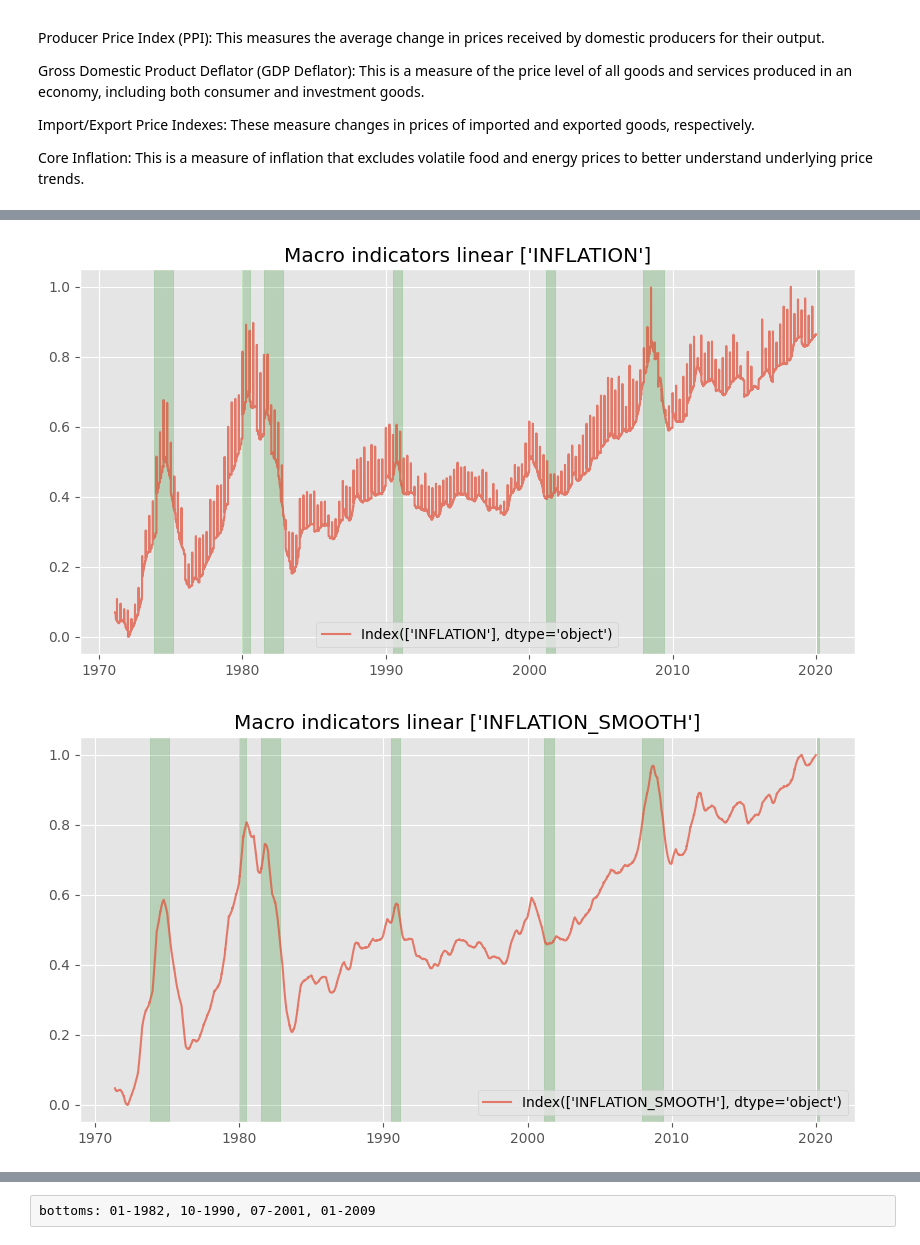
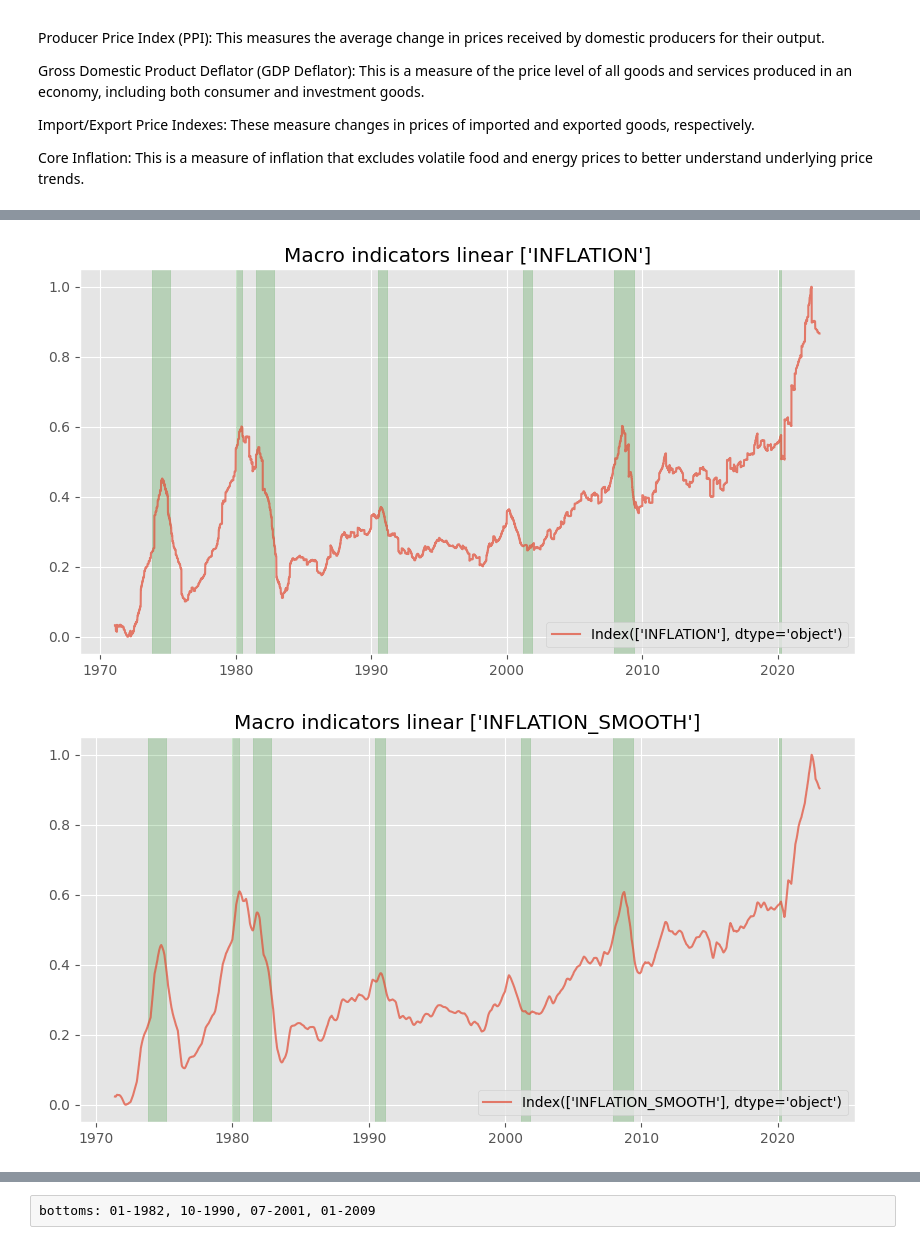
Before and after one commit to piegarroni/markets-time-series-forecasting, a Jupyter notebook: macroeco_situation.ipynb, the cells around one changed output, grey strips where cells are left out. Saved outputs shown, nothing was run; the diff lists cells and outputs as text; code cells hidden in the pictures.

Commit message:
more data and cleaned notebooks

```diff
--- a/macroeco_situation.ipynb
+++ b/macroeco_situation.ipynb
@@ -244,7 +251,7 @@ expenditures = retrieve_fred_csv("PCECTPI") # quarterly
 # %%
 def open_csv(measure: str):
     """
-    Method to retrieve macro measures from https://fred.stlouisfed.org/series
+    Method to retrieve macro measures from data directory
     """
     df = pd.read_csv(f"data/{measure}.csv") #quarter
     df['DATE'] = pd.to_datetime(df['DATE'], utc=True)
@@ -271,7 +278,7 @@ df_merged = reduce(lambda  left,right: pd.merge_asof(left.sort_values('DATE'), #
                    right.sort_values('DATE'),
                    left_on='DATE',
                    right_on='DATE',
-                   direction='backward') , [nasdaqcom, nasdaq100, nyse, interest_rate, gdp, gnp, productivity, leverage, unem_rate, M2, saving_rate, cpi, expenditures, ppi, gdp_defl, core_inflation])
+                   direction='backward') , [nasdaqcom, nasdaq100, nyse, interest_rate, gdp, gnp, productivity, leverage, unem_rate, M2, saving_rate, cpi, expenditures, ppi, gdp_defl, core_inflation, nonfarm_hours, lead_index, fci])
 
 
 df_merged.set_index('DATE', inplace=True)
@@ -477,6 +480,7 @@ def scaler(df):
 
 # create variable - unemployment rate
 df_merged['-UNRATE'] = -df_merged['UNRATE']
+df_merged['-NFCI'] = -df_merged['NFCI']
 
 
 #df_merged= df_merged.fillna(0)
@@ -486,13 +490,13 @@ df_merged['-UNRATE'] = -df_merged['UNRATE']
 #df_merged['BOGZ1FL073164003Q'] = pd.to_numeric(df_merged['BOGZ1FL073164003Q'])
 
 #exclude covid recession
-df_merged = df_merged.loc[df_merged.index < "01-01-2020"]
+#df_merged = df_merged.loc[df_merged.index < "01-01-2020"]
 
 #scale
 df_scaled = scaler(df_merged)
 
 # create economic growth variable by summing the different factors
-df_scaled['ECOGROWTH'] = df_scaled['-UNRATE'] + df_scaled['GDP'] +df_scaled['BOGZ1FL073164003Q']  + df_scaled['GNP']
+df_scaled['ECOGROWTH'] = df_scaled['-UNRATE'] + 0.5*df_scaled['GDP'] +df_scaled['BOGZ1FL073164003Q']  + 0.5*df_scaled['GNP'] + df_scaled['HOANBS'] + 0.5 *df_scaled['-NFCI']
 
 
 # plot new variable
@@ -531,13 +535,13 @@ df_merged['GNP_change'] = df_merged['GNP_change'].rolling(window=25).mean()
 #df_merged['BOGZ1FL073164003Q'] = pd.to_numeric(df_merged['BOGZ1FL073164003Q'])
 
 # exclude covid recession
-df_merged = df_merged.loc[df_merged.index < "01-01-2020"]
+#df_merged = df_merged.loc[df_merged.index < "01-01-2020"]
 
 #scale
 df_scaled = scaler(df_merged)
 
 # create economic growth variable by summing the different factors
-df_scaled['ECOGROWTH'] = df_scaled['-UNRATE'] +df_scaled['BOGZ1FL073164003Q'] + 0.2 *  df_scaled['GNP_change']+ 0.2 *  df_scaled['GDP_change'] +  0.3 * df_scaled['GNP']+ 0.3 * df_scaled['GDP']
+df_scaled['ECOGROWTH'] =df_scaled['BOGZ1FL073164003Q'] + 0.2 *  df_scaled['GNP_change']+ 0.2 *  df_scaled['GDP_change'] +  0.3 * df_scaled['GNP']+ 0.3 * df_scaled['GDP'] + df_scaled['-UNRATE']+ df_scaled['-NFCI']
 
 
 #plot new variable
@@ -579,23 +583,25 @@ plot_var(df_scaled[['INFLATION_SMOOTH']])
 # %%
 #plot inflation variable CHANGE
 
 
 df_merged['M2_change'] = df_change['M2SL']
 df_merged['GDPDEF_change'] = df_change['GDPDEF']
-
+df_merged['GDPDEF_change'].replace(0, np.nan, inplace=True)
+df_merged['GDPDEF_change'].interpolate(method = 'pad', inplace=True)
+df_merged['GDPDEF_change'].replace(np.nan, 0, inplace=True)
 df_scaled = scaler(df_merged)
 
 df_scaled['INFLATION'] = df_scaled['PCECTPI'] +df_scaled['M2SL'] + df_scaled['FPCPITOTLZGUSA']  + df_scaled['NFCILEVERAGE'] + df_scaled['CORESTICKM159SFRBATL'] + df_scaled['GDPDEF_change'] + df_scaled['PPIACO']
 
 
 #df_scaled['INFLATION_SMOOTH'] = df_scaled['INFLATION'].rolling(window=15, win_type='gaussian', center=True).mean(std=5)
 df_scaled['INFLATION_SMOOTH'] = df_scaled['INFLATION'].rolling(window=75).mean()
 plot_var(df_scaled[['INFLATION']])
 
 plot_var(df_scaled[['INFLATION_SMOOTH']])
 # %% [output]
-[figure, old version]
+[figure, new version]
-[figure, old version]
+[figure, new version]
 # %%
 #plot inflation variable CHANGE
 
```
Also changed, not shown: parts of 23 cells of this notebook, 4 other files.
